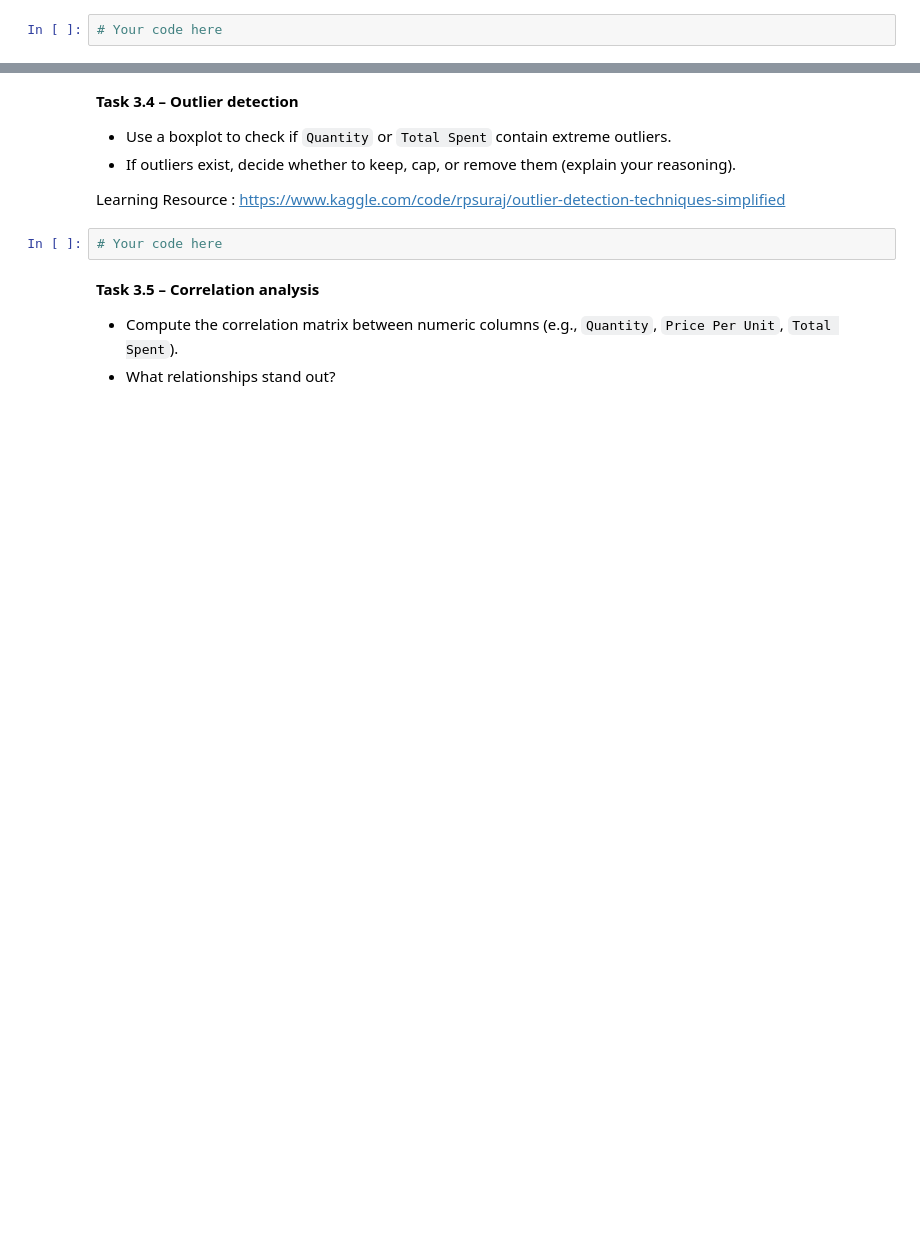
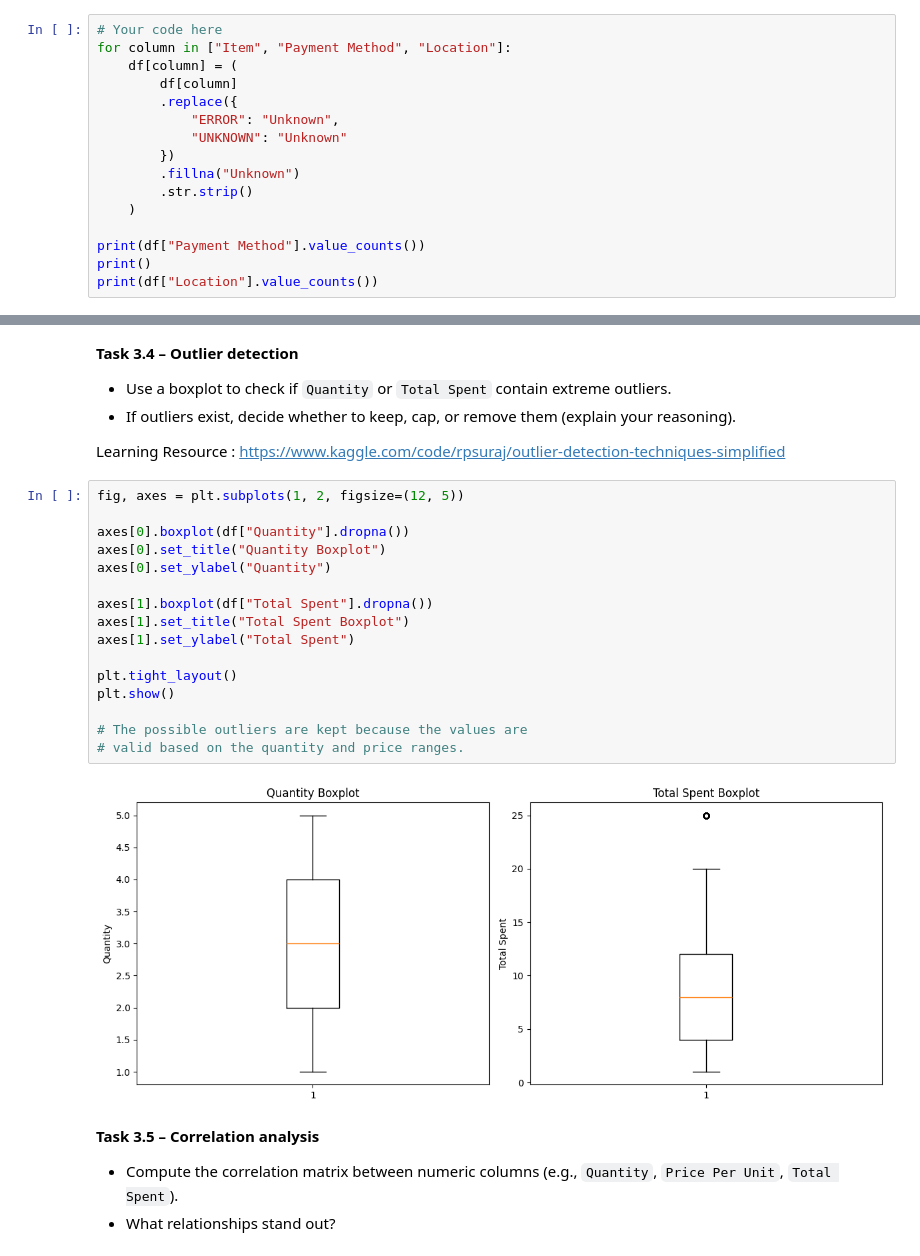
Before and after one commit to jiinjang/Lab-8, a Jupyter notebook: problem2.ipynb, the cells around one changed output, grey strips where cells are left out. Drawn from its saved outputs; the diff is of its cells as text; blank space fills up the shorter version.

```diff
--- a/problem2.ipynb
+++ b/problem2.ipynb
@@ -79,3 +192,17 @@ Be careful: Some values in `Total Spent` are the string `"ERROR"`. You need to d
 **Task 2.3 – Standardize categorical values**. For columns `Payment Method` and `Location`, replace inconsistent values like `"UNKNOWN"` with something meaningful (e.g., `'Unknown'` or the mode). You may also group rare categories if needed.
 # %%
 # Your code here
+for column in ["Item", "Payment Method", "Location"]:
+    df[column] = (
+        df[column]
+        .replace({
+            "ERROR": "Unknown",
+            "UNKNOWN": "Unknown"
+        })
+        .fillna("Unknown")
+        .str.strip()
+    )
+
+print(df["Payment Method"].value_counts())
+print()
+print(df["Location"].value_counts())
@@ -114,7 +441,23 @@ Now that the data is clean, answer the following questions using visualizations
 
 Learning Resource : https://www.kaggle.com/code/rpsuraj/outlier-detection-techniques-simplified
 # %%
-# Your code here
+fig, axes = plt.subplots(1, 2, figsize=(12, 5))
+
+axes[0].boxplot(df["Quantity"].dropna())
+axes[0].set_title("Quantity Boxplot")
+axes[0].set_ylabel("Quantity")
+
+axes[1].boxplot(df["Total Spent"].dropna())
+axes[1].set_title("Total Spent Boxplot")
+axes[1].set_ylabel("Total Spent")
+
+plt.tight_layout()
+plt.show()
+
+# The possible outliers are kept because the values are
+# valid based on the quantity and price ranges.
+# %% [output]
+[figure, added]
 # %% [markdown]
 **Task 3.5 – Correlation analysis**
 - Compute the correlation matrix between numeric columns (e.g., `Quantity`, `Price Per Unit`, `Total Spent`).
```
Also changed, not shown: parts of 15 cells of this notebook, 1 other file.
